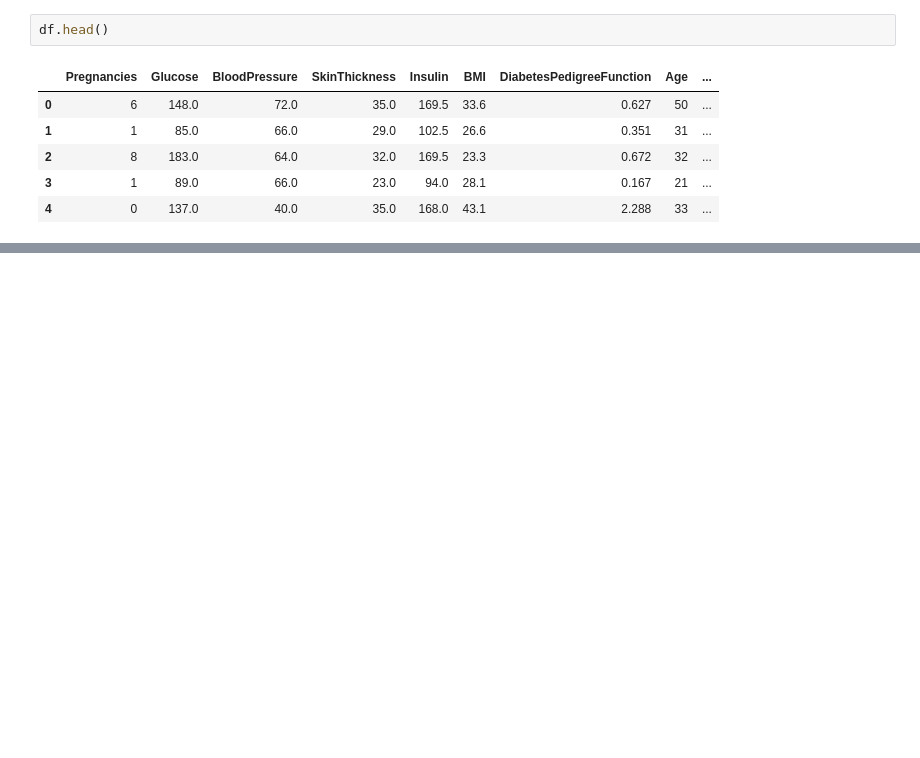
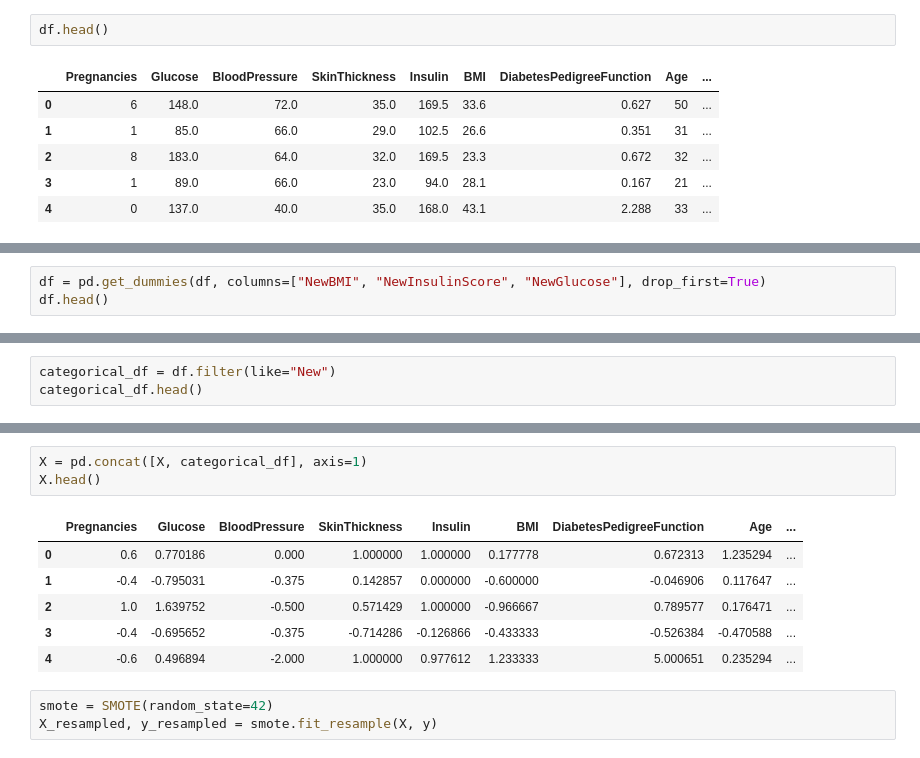
Before and after one commit to Amirh-Alipour/Diabetes-ANN-Prediction, a Jupyter notebook: Diabetes Prediction/main.ipynb, the cells around one changed output, grey strips where cells are left out. Saved outputs shown, nothing was run; the diff lists cells and outputs as text; blank space fills up the shorter version.

```diff
--- a/Diabetes Prediction/main.ipynb
+++ b/Diabetes Prediction/main.ipynb
@@ -301,0 +323,3 @@ df.shape
+# %%
+df = pd.get_dummies(df, columns=["NewBMI", "NewInsulinScore", "NewGlucose"], drop_first=True)
+df.head()
@@ -301,0 +333,3 @@ df.shape
+# %%
+categorical_df = df.filter(like="New")
+categorical_df.head()
@@ -301,0 +365,13 @@ df.shape
+# %%
+X = pd.concat([X, categorical_df], axis=1)
+X.head()
+# %% [output]
+|  | Pregnancies | Glucose | BloodPressure | SkinThickness | Insulin | BMI | DiabetesPedigreeFunction | Age | ... |
+| 0 | 0.6 | 0.770186 | 0.000 | 1.000000 | 1.000000 | 0.177778 | 0.672313 | 1.235294 | ... |
+| 1 | -0.4 | -0.795031 | -0.375 | 0.142857 | 0.000000 | -0.600000 | -0.046906 | 0.117647 | ... |
+| 2 | 1.0 | 1.639752 | -0.500 | 0.571429 | 1.000000 | -0.966667 | 0.789577 | 0.176471 | ... |
+| 3 | -0.4 | -0.695652 | -0.375 | -0.714286 | -0.126866 | -0.433333 | -0.526384 | -0.470588 | ... |
+| 4 | -0.6 | 0.496894 | -2.000 | 1.000000 | 0.977612 | 1.233333 | 5.000651 | 0.235294 | ... |
+# %%
+smote = SMOTE(random_state=42)
+X_resampled, y_resampled = smote.fit_resample(X, y)
```
Also changed, not shown: parts of 12 cells of this notebook.
